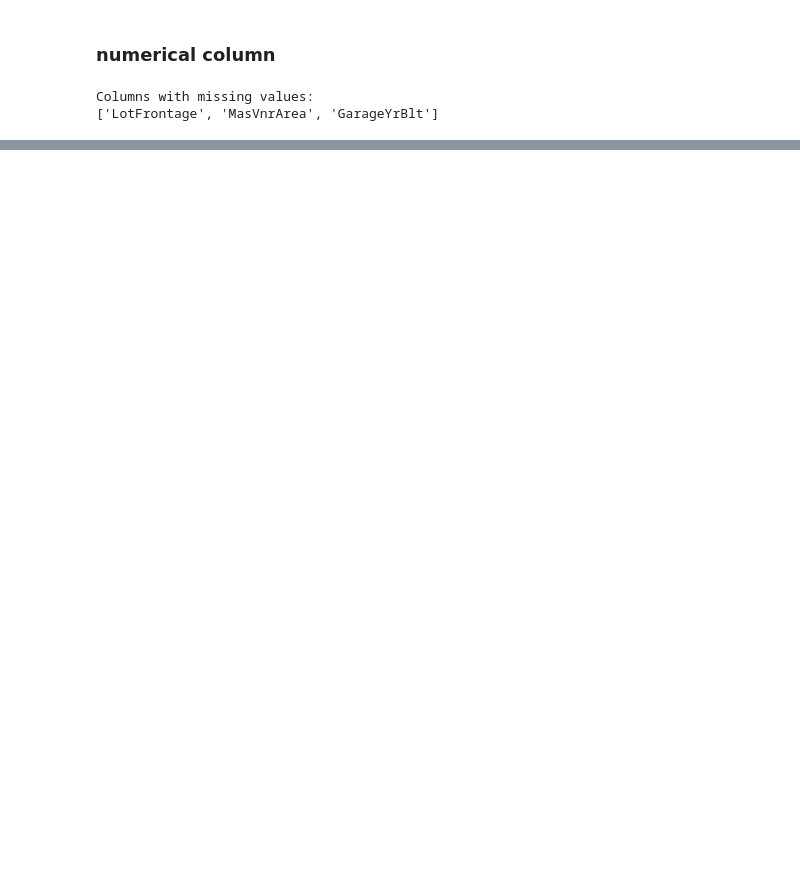
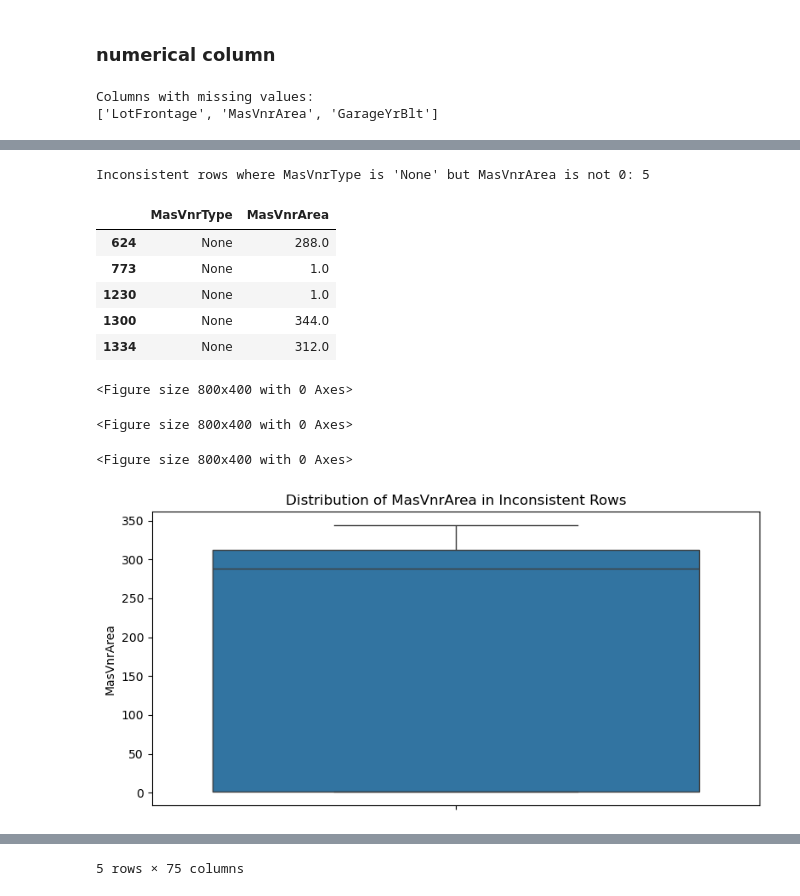
Before and after one commit to Eddythemachine/house_price_competition_kaggle, a Jupyter notebook: notebooks/2.eda2.ipynb, the cells around one changed output, grey strips where cells are left out. Cells and saved outputs as stored; diff of their text form; code cells hidden in the pictures; blank space fills up the shorter version.

```diff
--- a/notebooks/2.eda2.ipynb
+++ b/notebooks/2.eda2.ipynb
@@ -227,0 +441,55 @@ for col in columns_with_null:
+# %%
+def display_inconsistent_masonry_rows(data, type_col='MasVnrType', area_col='MasVnrArea', none_value='None', max_rows=10, plot=False):
+    """
+    Identify and display rows where the masonry type is 'None' but the area is not 0.
+    Optionally plot a boxplot of the area column for inconsistent rows.
+
+    Parameters:
+    - df (pd.DataFrame): Input DataFrame.
+    - type_col (str): Column name for masonry type (default: 'MasVnrType').
+    - area_col (str): Column name for masonry area (default: 'MasVnrArea').
+    - none_value (str): Value indicating no masonry (default: 'None').
+    - max_rows (int): Maximum number of rows to display (default: 10).
+    - plot (bool): Whether to show a boxplot of the area column (default: False).
+
+    Returns:
+    - pd.DataFrame: Filtered DataFrame with inconsistent rows.
+    """
+    # Validate inputs
+    if not isinstance(data, pd.DataFrame):
+        raise TypeError("Input 'data' must be a Pandas DataFrame")
+    if type_col not in data.columns or area_col not in data.columns:
+        raise ValueError(f"One or both columns ({type_col}, {area_col}) not found in DataFrame")
+
+    # Filter inconsistent rows
+    inconsistent_rows = data[(data[type_col] == none_value) & (data[area_col] != 0) & (data[area_col].notna())]
+
+    # Display results
+    print(f"Inconsistent rows where {type_col} is '{none_value}' but {area_col} is not 0: {len(inconsistent_rows)}")
+    if not inconsistent_rows.empty:
+        display(inconsistent_rows[[type_col, area_col]].head(max_rows))
+        if plot:
+            plt.figure(figsize=(8, 4))
+            sns.boxplot(y=inconsistent_rows[area_col])
+            plt.title(f'Distribution of {area_col} in Inconsistent Rows')
+            plt.ylabel(area_col)
+            plt.tight_layout()
+            plt.show()
+    else:
+        print(f"No inconsistent rows found for {type_col} = '{none_value}' and non-zero {area_col}.")
+
+    return inconsistent_rows
+# %%
+display_inconsistent_masonry_rows(data, plot=True)
+# %% [output]
+Inconsistent rows where MasVnrType is 'None' but MasVnrArea is not 0: 5
+|  | MasVnrType | MasVnrArea |
+| 624 | None | 288.0 |
+| 773 | None | 1.0 |
+| 1230 | None | 1.0 |
+| 1300 | None | 344.0 |
+| 1334 | None | 312.0 |
+<Figure size 800x400 with 0 Axes>
+<Figure size 800x400 with 0 Axes>
+<Figure size 800x400 with 0 Axes>
+[figure, added]
@@ -227,0 +502 @@ for col in columns_with_null:
+5 rows × 75 columns
```
Also changed, not shown: parts of 30 cells of this notebook.
